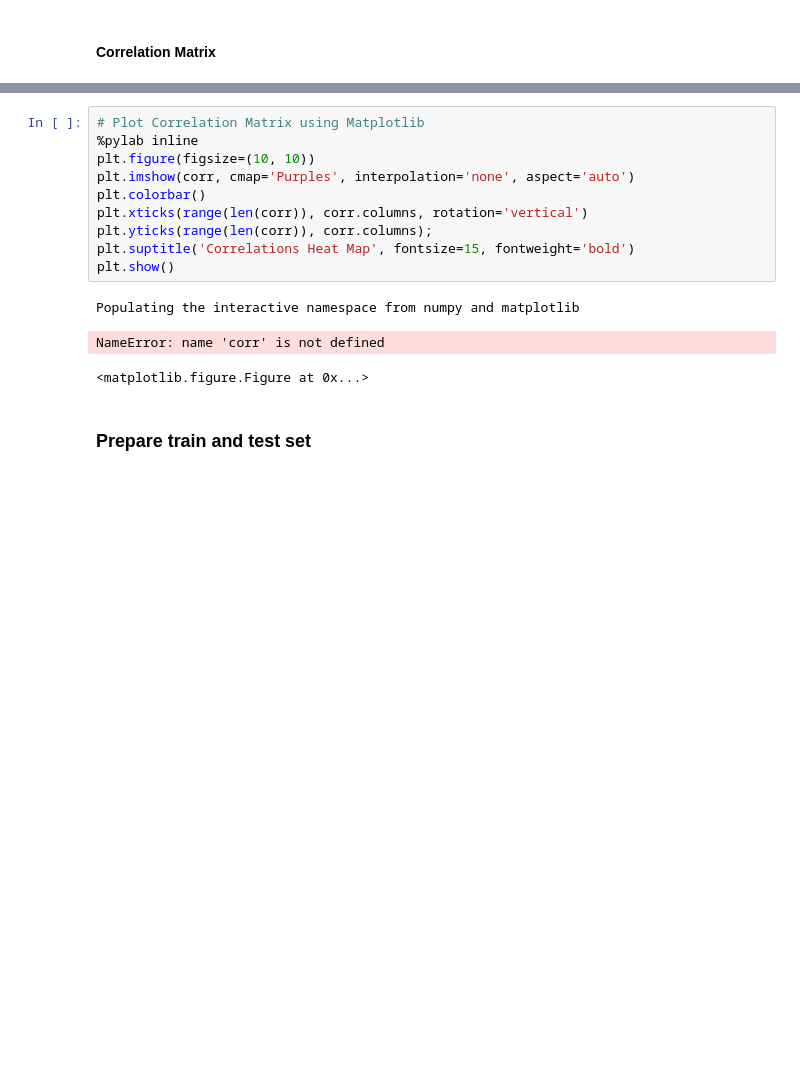
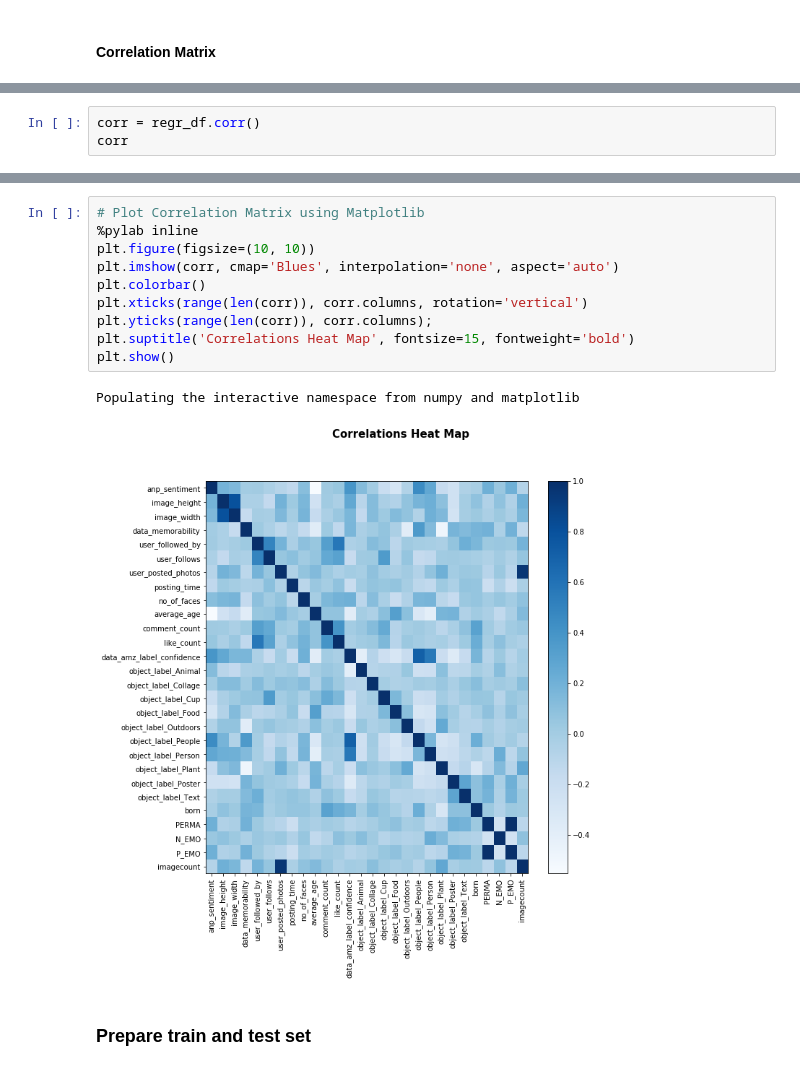
Before and after one commit to twvdb/assignment3-fundamentals-data-science, a Jupyter notebook: assignment3.ipynb, the cells around one changed output, grey strips where cells are left out. Cells and saved outputs as stored; diff of their text form; blank space fills up the shorter version.

```diff
--- a/assignment3.ipynb
+++ b/assignment3.ipynb
@@ -384,0 +433,3 @@ corr
+# %%
+corr = regr_df.corr()
+corr
@@ -385,17 +454,16 @@ corr
 # %%
 # Plot Correlation Matrix using Matplotlib
 %pylab inline
 plt.figure(figsize=(10, 10))
-plt.imshow(corr, cmap='Purples', interpolation='none', aspect='auto')
+plt.imshow(corr, cmap='Blues', interpolation='none', aspect='auto')
 plt.colorbar()
 plt.xticks(range(len(corr)), corr.columns, rotation='vertical')
 plt.yticks(range(len(corr)), corr.columns);
 plt.suptitle('Correlations Heat Map', fontsize=15, fontweight='bold')
 plt.show()
 # %% [output]
 Populating the interactive namespace from numpy and matplotlib
-NameError: name 'corr' is not defined
-<matplotlib.figure.Figure at 0x...>
+[figure, added]
 # %% [markdown]
 ### Prepare train and test set
 # %%
```
Also changed, not shown: parts of 32 cells of this notebook.
